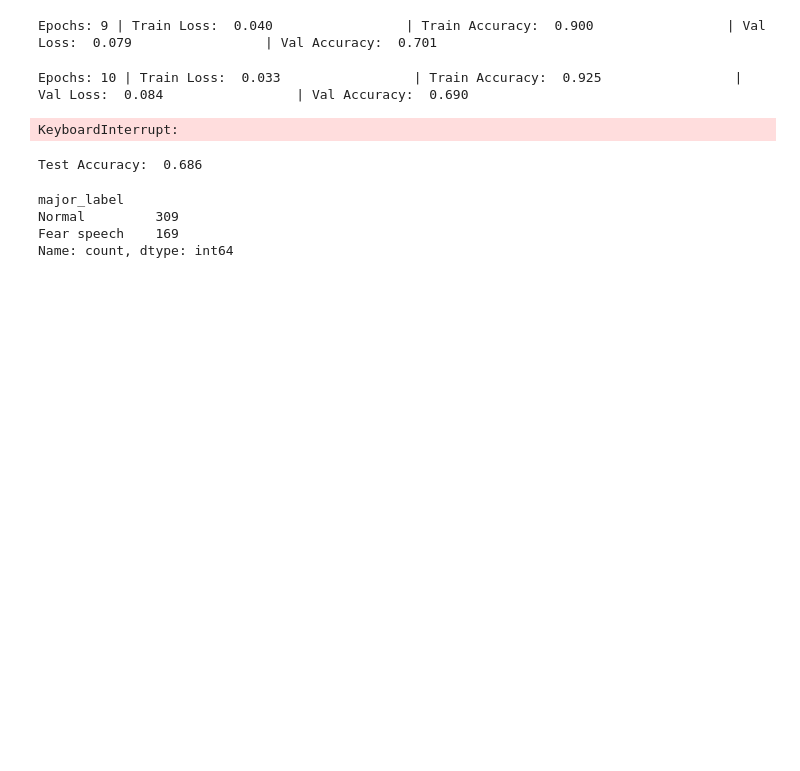
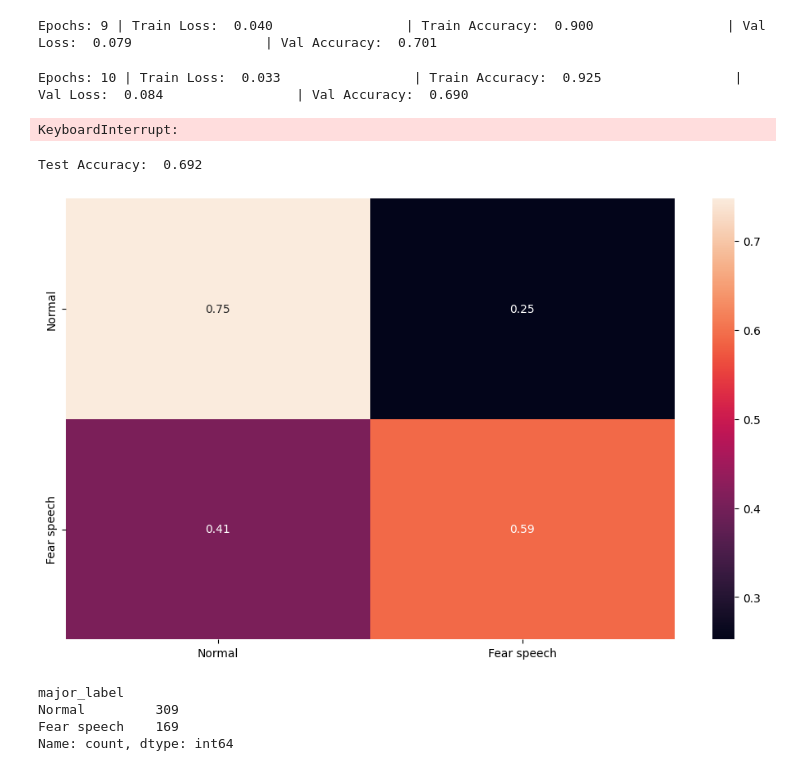
Before and after one commit to wikiban43/fear_speech, a Jupyter notebook: fear_speech_classifer.ipynb, the cells around one changed output. Saved outputs shown, nothing was run; the diff lists cells and outputs as text; code cells hidden in the pictures; blank space fills up the shorter version.

Commit message:
Added confusion matrix code

```diff
--- a/fear_speech_classifer.ipynb
+++ b/fear_speech_classifer.ipynb
@@ -440,6 +400,13 @@ while True:pass
 # %% [output]
 KeyboardInterrupt:
 # %%
+import pickle
+import  matplotlib.pyplot as plt
+import seaborn as sn
+import pandas as pd
+from sklearn.metrics import confusion_matrix
+path = "drive/My Drive/"
+classes = ('Normal','Fear speech')
 def evaluate(model, test_data):
 
     test = Dataset(test_data)
@@ -451,56 +418,49 @@ def evaluate(model, test_data):
 
     #In mandatory cpu mode
     device = torch.device("cuda")
 
     #if use_cuda:
     #    model = model.cuda()
-
+    y_true = []
+    y_pred = []
     total_acc_test = 0
     with torch.no_grad():
 
         for test_input, test_label in test_dataloader:
 
               test_label = test_label.to(device)
+              #output = (torch.max(torch.exp(output), 1)[1]).data.cpu().numpy()
+              y_true.extend(test_label.cpu())
+
               #print(test_label)
               mask = test_input['attention_mask'].to(device)
               input_id = test_input['input_ids'].squeeze(1).to(device)
               #Output is 41,batchsize dimensional. 41 is the number of labels in the data
               output = model(input_id, mask)
+              y_pred.extend(output.argmax(dim=1).cpu())  # Save Prediction
               #print("****************")
               #print(output.argmax(dim=1))
               #print(test_label)
               acc = (output.argmax(dim=1) == test_label).sum().item()
               total_acc_test += acc
 
     print(f'Test Accuracy: {total_acc_test / len(test_data): .3f}')
+    # Build confusion matrix
+    cf_matrix = confusion_matrix(y_true, y_pred)
+    df_cm = pd.DataFrame(cf_matrix / np.sum(cf_matrix, axis=1)[:, None], index = [i for i in classes],
+                        columns = [i for i in classes])
+    plt.figure(figsize = (12,7))
+    sn.heatmap(df_cm, annot=True)
+    plt.savefig('output.png')
+    plt.show()
 
-def infer_topic(model,test_data):
-  test = Dataset(test_data)
-  test_dataloader = torch.utils.data.DataLoader(test, batch_size=2)
-  use_cuda = torch.cuda.is_available()
-  device = torch.device("cuda" if use_cuda else "cpu")
 
-  if use_cuda:
-      model = model.cuda()
-
-  #total_acc_test = 0
-  with torch.no_grad():
-      for test_input, test_label in test_dataloader:
-            #test_label = test_label.to(device)
-            print(test_label)
-            mask = test_input['attention_mask'].to(device)
-            input_id = test_input['input_ids'].squeeze(1).to(device)
-            output = model(input_id, mask)
-            print(output)
-            #acc = (output.argmax(dim=1) == test_label).sum().item()
-            #total_acc_test += acc
-
-  #print(f'Test Accuracy: {total_acc_test / len(test_data): .3f}')
 model = pickle.load(open(path+"fear_speech_classification.epoch9.pickle","rb"))
 #infer_topic(model, df_final_test)
 evaluate(model,df_test)
 # %% [output]
-Test Accuracy:  0.686
+Test Accuracy:  0.692
+[figure, added]
 # %%
 #df_final_test.head()
 df_test['major_label'].value_counts()
```
Also changed, not shown: parts of 5 cells of this notebook.
